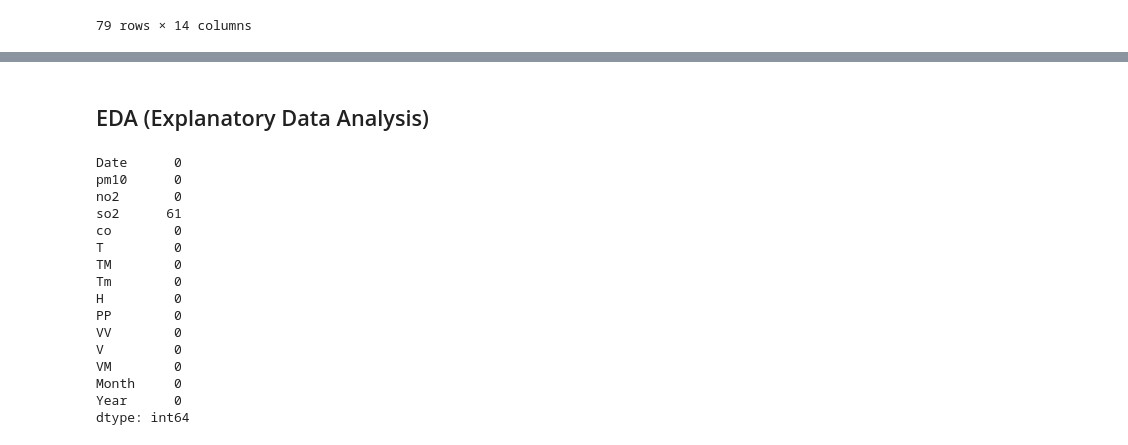
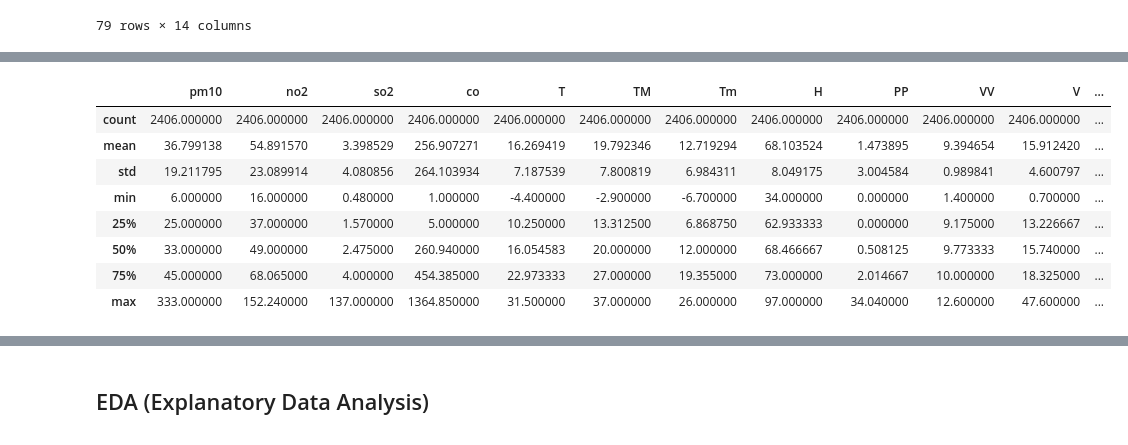
Before and after one commit to erolerdogan/AirQuality_in_Istanbul, a Jupyter notebook: AQI_in_Istanbul.ipynb, the cells around one changed output, grey strips where cells are left out. Saved outputs shown, nothing was run; the diff lists cells and outputs as text; code cells hidden in the pictures.

```diff
--- a/AQI_in_Istanbul.ipynb
+++ b/AQI_in_Istanbul.ipynb
@@ -488 +512,10 @@ Name: Month, Length: 79, dtype: object
+# %%
+# Decision
+for i in ["2017", "2018"]:
+
+    year_mask = grouped_combined_df.first().Year == i
+    mean = grouped_combined_df.first()[year_mask]["so2"].mean()
+
+    mask = (combined_df.Year == i)
+    combined_df.loc[mask, "so2"] = combined_df.loc[mask, "so2"].fillna(mean)
 # %%
@@ -570,0 +530,5 @@ dtype: int64
+# %%
+# Time to remove "Month, Year" columns
+combined_df = combined_df.drop(['Month', 'Year'], axis=1).set_index("Date")
+
+combined_df.isna().sum()
@@ -571,25 +571,18 @@ dtype: int64
+# %%
+combined_df.describe()
+# %% [output]
+|  | pm10 | no2 | so2 | co | T | TM | Tm | H | PP | VV | V | ... |
+| count | 2406.000000 | 2406.000000 | 2406.000000 | 2406.000000 | 2406.000000 | 2406.000000 | 2406.000000 | 2406.000000 | 2406.000000 | 2406.000000 | 2406.000000 | ... |
+| mean | 36.799138 | 54.891570 | 3.398529 | 256.907271 | 16.269419 | 19.792346 | 12.719294 | 68.103524 | 1.473895 | 9.394654 | 15.912420 | ... |
+| std | 19.211795 | 23.089914 | 4.080856 | 264.103934 | 7.187539 | 7.800819 | 6.984311 | 8.049175 | 3.004584 | 0.989841 | 4.600797 | ... |
+| min | 6.000000 | 16.000000 | 0.480000 | 1.000000 | -4.400000 | -2.900000 | -6.700000 | 34.000000 | 0.000000 | 1.400000 | 0.700000 | ... |
+| 25% | 25.000000 | 37.000000 | 1.570000 | 5.000000 | 10.250000 | 13.312500 | 6.868750 | 62.933333 | 0.000000 | 9.175000 | 13.226667 | ... |
+| 50% | 33.000000 | 49.000000 | 2.475000 | 260.940000 | 16.054583 | 20.000000 | 12.000000 | 68.466667 | 0.508125 | 9.773333 | 15.740000 | ... |
+| 75% | 45.000000 | 68.065000 | 4.000000 | 454.385000 | 22.973333 | 27.000000 | 19.355000 | 73.000000 | 2.014667 | 10.000000 | 18.325000 | ... |
+| max | 333.000000 | 152.240000 | 137.000000 | 1364.850000 | 31.500000 | 37.000000 | 26.000000 | 97.000000 | 34.040000 | 12.600000 | 47.600000 | ... |
 # %% [markdown]
 ### The Necessary Values of Calculation Air Quality Index,
 
 ![AQI Values](AQI_values.png)
 # %% [markdown]
 ## EDA (Explanatory Data Analysis)
-# %%
-combined_df.isna().sum()
-# %% [output]
-Date      0
-pm10      0
-no2       0
-so2      61
-co        0
-T         0
-TM        0
-Tm        0
-H         0
-PP        0
-VV        0
-V         0
-VM        0
-Month     0
-Year      0
-dtype: int64
```
Also changed, not shown: parts of 18 cells of this notebook.
